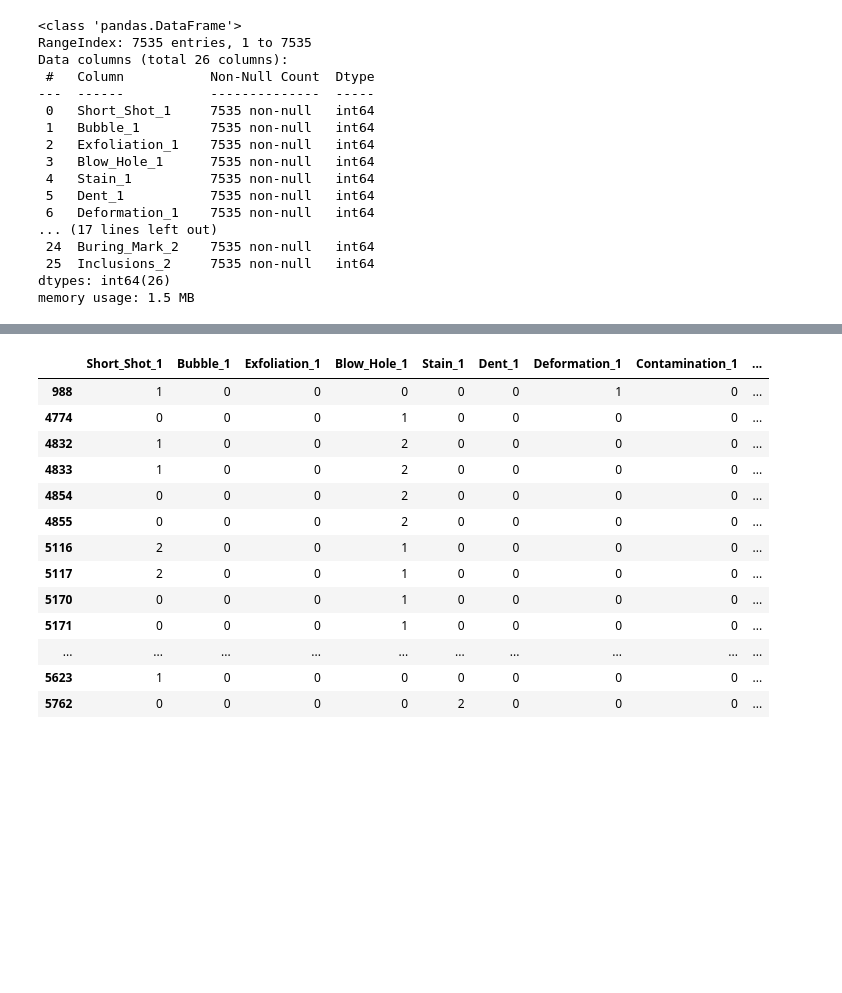
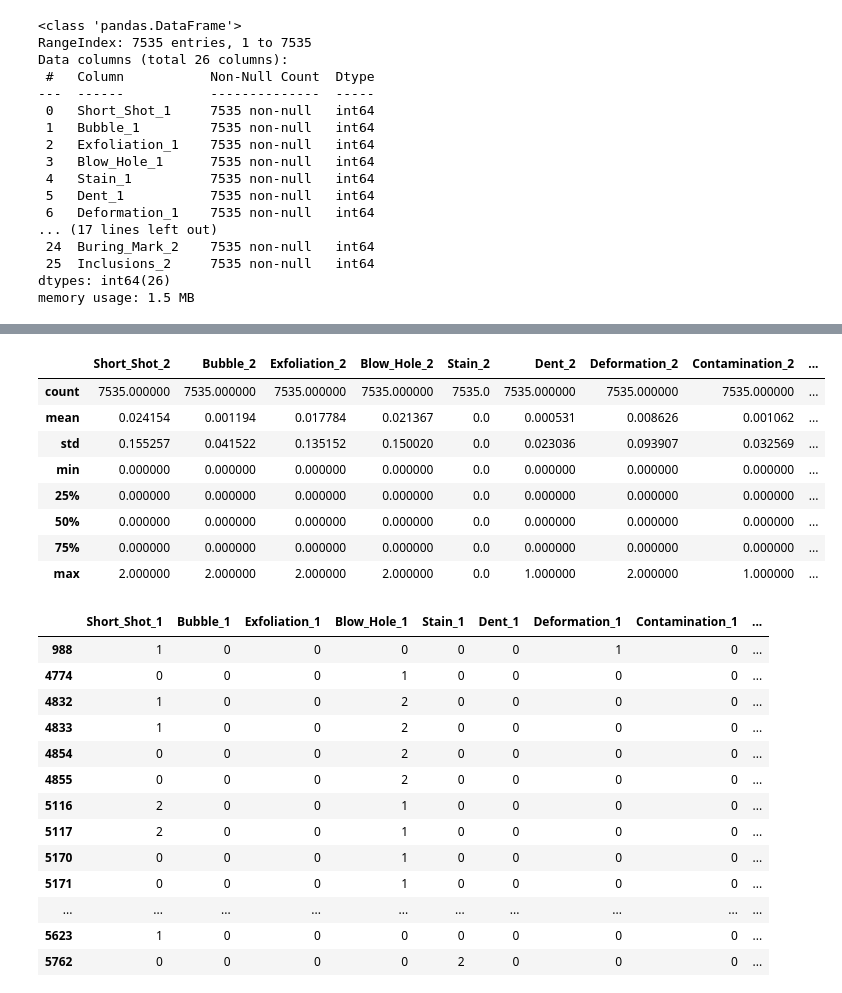
Before and after one commit to heeso0908/hotsix, a Jupyter notebook: notebooks/박수빈/test.ipynb, the cells around one changed output, grey strips where cells are left out. Drawn from its saved outputs; the diff is of its cells as text; code cells hidden in the pictures; blank space fills up the shorter version.

```diff
--- a/notebooks/박수빈/test.ipynb
+++ b/notebooks/박수빈/test.ipynb
@@ -196,3 +210,17 @@ memory usage: 1.5 MB
+# %%
+# 불량 유형2 -> Stain_2, Scratch_2, Buring_Mark2 불량 데이터 없음
+temp2 = df_defects.iloc[:,13:]
+temp2.describe()
+# %% [output]
+|  | Short_Shot_2 | Bubble_2 | Exfoliation_2 | Blow_Hole_2 | Stain_2 | Dent_2 | Deformation_2 | Contamination_2 | ... |
+| count | 7535.000000 | 7535.000000 | 7535.000000 | 7535.000000 | 7535.0 | 7535.000000 | 7535.000000 | 7535.000000 | ... |
+| mean | 0.024154 | 0.001194 | 0.017784 | 0.021367 | 0.0 | 0.000531 | 0.008626 | 0.001062 | ... |
+| std | 0.155257 | 0.041522 | 0.135152 | 0.150020 | 0.0 | 0.023036 | 0.093907 | 0.032569 | ... |
+| min | 0.000000 | 0.000000 | 0.000000 | 0.000000 | 0.0 | 0.000000 | 0.000000 | 0.000000 | ... |
+| 25% | 0.000000 | 0.000000 | 0.000000 | 0.000000 | 0.0 | 0.000000 | 0.000000 | 0.000000 | ... |
+| 50% | 0.000000 | 0.000000 | 0.000000 | 0.000000 | 0.0 | 0.000000 | 0.000000 | 0.000000 | ... |
+| 75% | 0.000000 | 0.000000 | 0.000000 | 0.000000 | 0.0 | 0.000000 | 0.000000 | 0.000000 | ... |
+| max | 2.000000 | 2.000000 | 2.000000 | 2.000000 | 0.0 | 1.000000 | 2.000000 | 1.000000 | ... |
 # %%
 # 해당하는 불량 유형이 복수인 행 조사
 # 같은 유형이 여러번 검출된 데이터 존재
```
Also changed, not shown: parts of 3 cells of this notebook.
